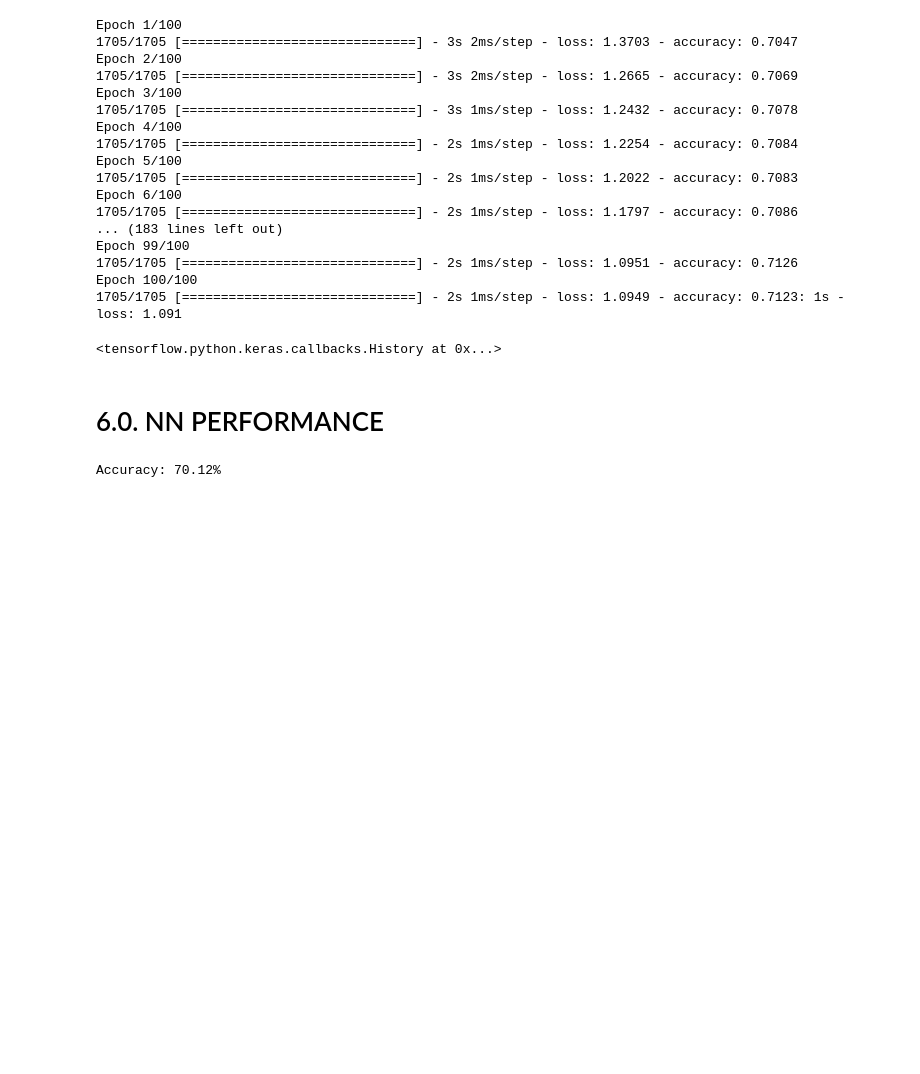
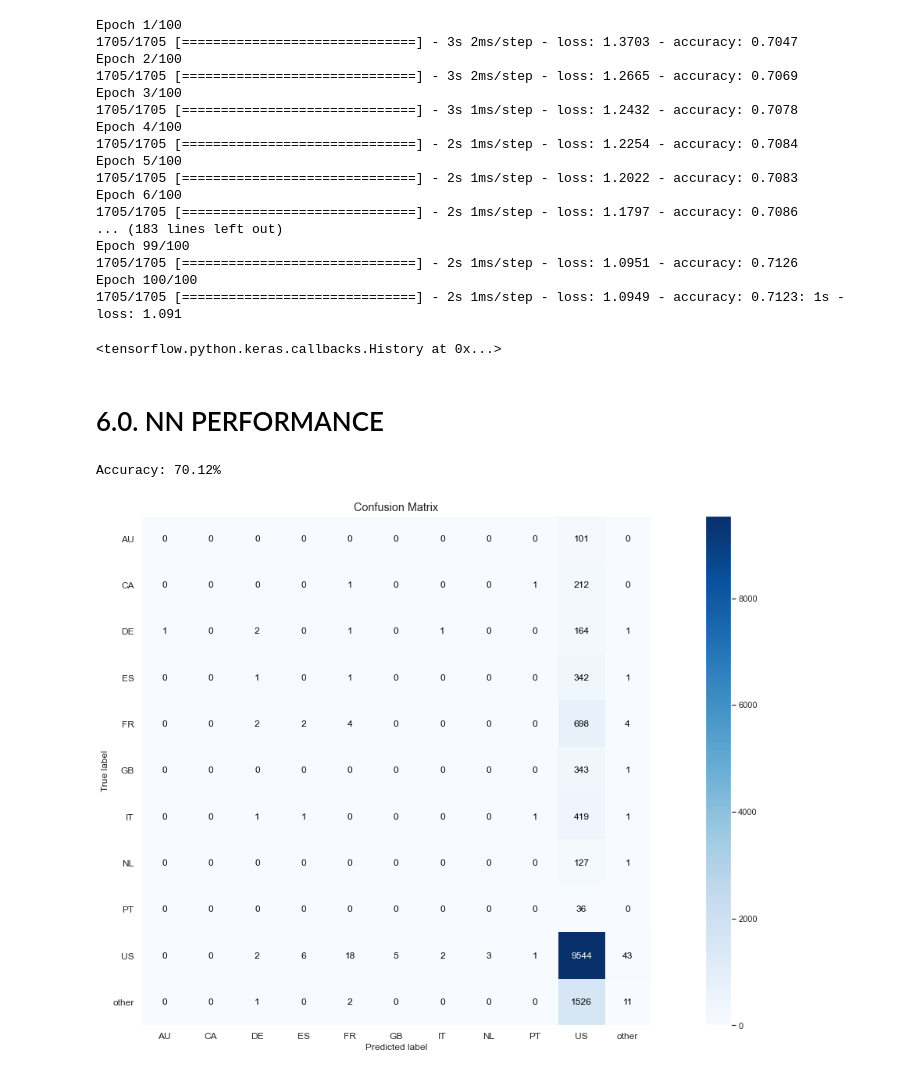
Before and after one commit to emidiovaleretto/airbnb_predict_first_booking, a Jupyter notebook: airbnb_predict_first_booking.ipynb, the cells around one changed output. Saved outputs shown, nothing was run; the diff lists cells and outputs as text; code cells hidden in the pictures; blank space fills up the shorter version.

Commit message:
Confusion Matrix Done

```diff
--- a/airbnb_predict_first_booking.ipynb
+++ b/airbnb_predict_first_booking.ipynb
@@ -346,3 +348,9 @@ accuracy_nn = accuracy_score( y_test_nn, yhat_nn )
 print(f'Accuracy: {accuracy_nn * 100:.2f}%')
 # %% [output]
 Accuracy: 70.12%
+# %%
+# Confusion Matrix
+
+plot_confusion_matrix( y_test_nn, yhat_nn, normalize=False );
+# %% [output]
+[figure, added]
```
Also changed, not shown: parts of 1 cell of this notebook.
